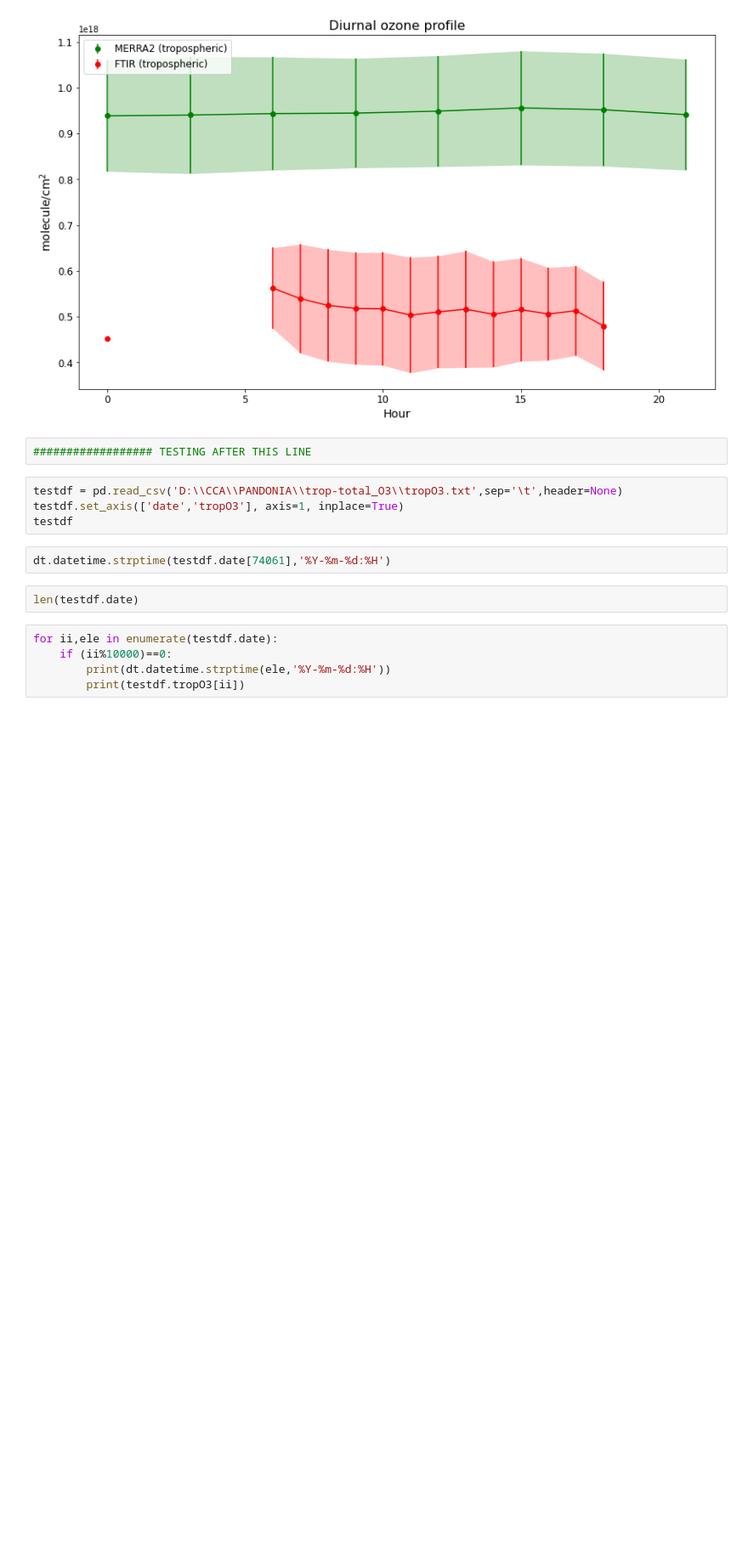
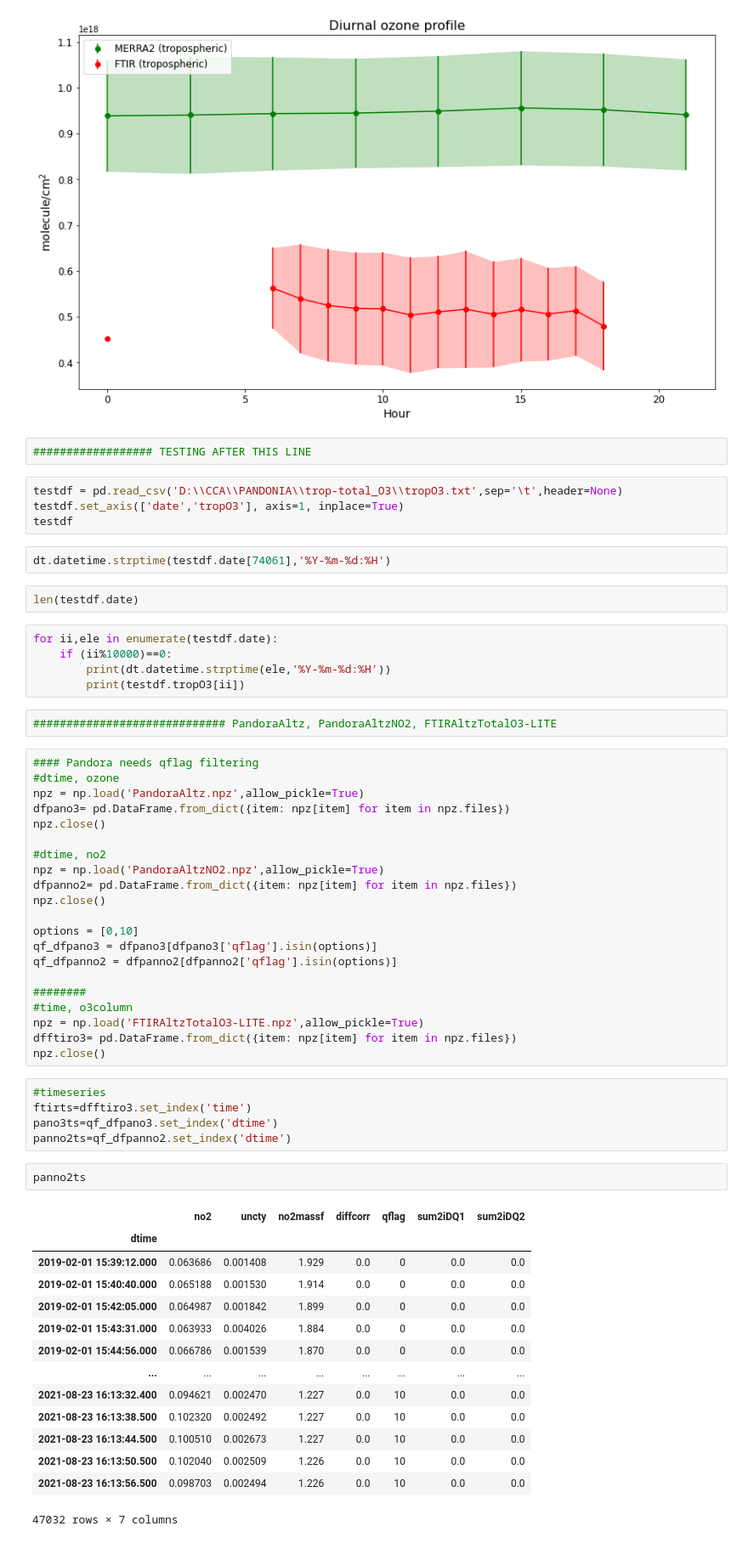
Before and after one commit to mixtli-c/cca-jupyter, a Jupyter notebook: pandonia-merra-ftir.ipynb, the cells around one changed output. Shown at 85% size. Saved outputs shown, nothing was run; the diff lists cells and outputs as text; blank space fills up the shorter version.

```diff
--- a/pandonia-merra-ftir.ipynb
+++ b/pandonia-merra-ftir.ipynb
@@ -227,3 +227,48 @@ for ii,ele in enumerate(testdf.date):
     if (ii%10000)==0:
         print(dt.datetime.strptime(ele,'%Y-%m-%d:%H'))
         print(testdf.tropO3[ii])
+# %%
+############################# PandoraAltz, PandoraAltzNO2, FTIRAltzTotalO3-LITE
+# %%
+#### Pandora needs qflag filtering
+#dtime, ozone
+npz = np.load('PandoraAltz.npz',allow_pickle=True)
+dfpano3= pd.DataFrame.from_dict({item: npz[item] for item in npz.files})
+npz.close()
+
+#dtime, no2
+npz = np.load('PandoraAltzNO2.npz',allow_pickle=True)
+dfpanno2= pd.DataFrame.from_dict({item: npz[item] for item in npz.files})
+npz.close()
+
+options = [0,10]
+qf_dfpano3 = dfpano3[dfpano3['qflag'].isin(options)]
+qf_dfpanno2 = dfpanno2[dfpanno2['qflag'].isin(options)]
+
+########
+#time, o3column
+npz = np.load('FTIRAltzTotalO3-LITE.npz',allow_pickle=True)
+dfftiro3= pd.DataFrame.from_dict({item: npz[item] for item in npz.files})
+npz.close()
+# %%
+#timeseries
+ftirts=dfftiro3.set_index('time')
+pano3ts=qf_dfpano3.set_index('dtime')
+panno2ts=qf_dfpanno2.set_index('dtime')
+# %%
+panno2ts
+# %% [output]
+|  | no2 | uncty | no2massf | diffcorr | qflag | sum2iDQ1 | sum2iDQ2 |
+| dtime |  |  |  |  |  |  |  |
+| 2019-02-01 15:39:12.000 | 0.063686 | 0.001408 | 1.929 | 0.0 | 0 | 0.0 | 0.0 |
+| 2019-02-01 15:40:40.000 | 0.065188 | 0.001530 | 1.914 | 0.0 | 0 | 0.0 | 0.0 |
+| 2019-02-01 15:42:05.000 | 0.064987 | 0.001842 | 1.899 | 0.0 | 0 | 0.0 | 0.0 |
+| 2019-02-01 15:43:31.000 | 0.063933 | 0.004026 | 1.884 | 0.0 | 0 | 0.0 | 0.0 |
+| 2019-02-01 15:44:56.000 | 0.066786 | 0.001539 | 1.870 | 0.0 | 0 | 0.0 | 0.0 |
+| ... | ... | ... | ... | ... | ... | ... | ... |
+| 2021-08-23 16:13:32.400 | 0.094621 | 0.002470 | 1.227 | 0.0 | 10 | 0.0 | 0.0 |
+| 2021-08-23 16:13:38.500 | 0.102320 | 0.002492 | 1.227 | 0.0 | 10 | 0.0 | 0.0 |
+| 2021-08-23 16:13:44.500 | 0.100510 | 0.002673 | 1.227 | 0.0 | 10 | 0.0 | 0.0 |
+| 2021-08-23 16:13:50.500 | 0.102040 | 0.002509 | 1.226 | 0.0 | 10 | 0.0 | 0.0 |
+| 2021-08-23 16:13:56.500 | 0.098703 | 0.002494 | 1.226 | 0.0 | 10 | 0.0 | 0.0 |
+47032 rows × 7 columns
```
Also changed, not shown: parts of 2 cells of this notebook, 4 other files.
